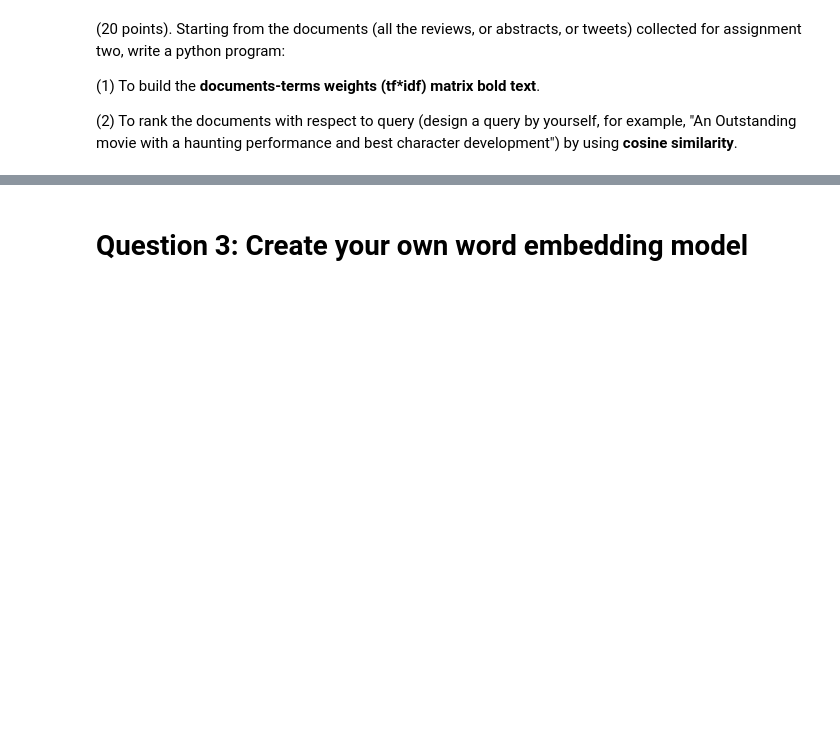
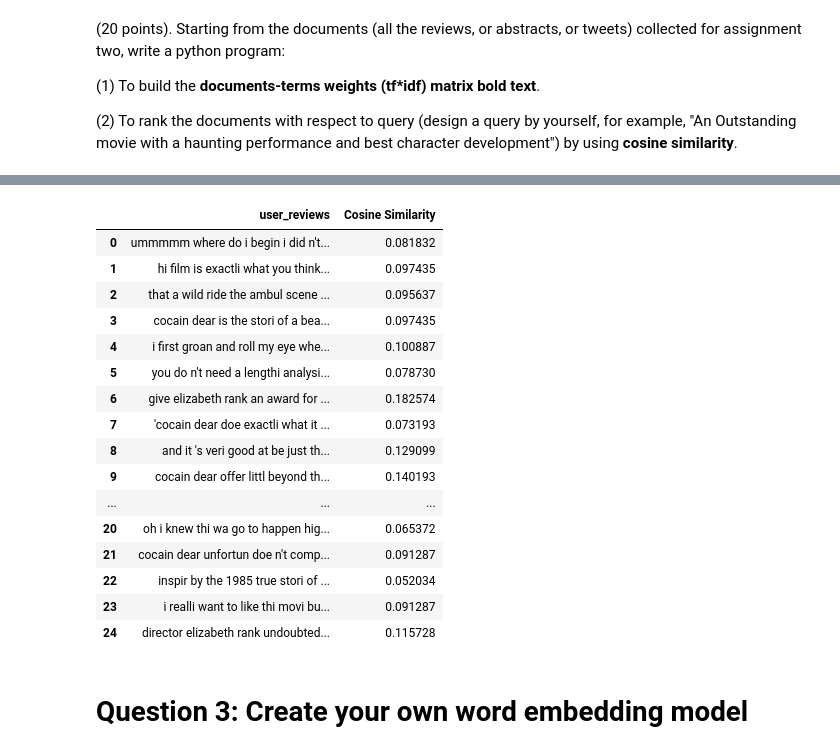
Before and after one commit to ManishaLokasani/Manisha_INFO5731_Spring2023, a Jupyter notebook: INFO5731_Assignment_Three_fall2022.ipynb, the cells around one changed output, grey strips where cells are left out. Cells and saved outputs as stored; diff of their text form; code cells hidden in the pictures; blank space fills up the shorter version.

```diff
--- a/INFO5731_Assignment_Three_fall2022.ipynb
+++ b/INFO5731_Assignment_Three_fall2022.ipynb
@@ -250,3 +267,57 @@ noun_phrases_user_data
+# %%
+from gensim.models import Word2Vec
+from nltk.tokenize import word_tokenize
+import gensim
+
+all_tokens = [word_tokenize(text) for text in user_data['Lemmatization']]
+query = "Did really he bear conusme the cocaine, how did it got the cocaine "
+X_set = set(word_tokenize(query))
+def compute_vector(X_set, Y_set):
+  rvector = X_set.union(Y_set)
+  l1 =[];l2 =[]
+  for w in rvector:
+      if w in X_set: l1.append(1)
+      else: l1.append(0)
+      if w in Y_set: l2.append(1)
+      else: l2.append(0)
+  return rvector, l1, l2
+
+def compute_cosine(rvector, l1, l2):
+  c = 0
+  for i in range(len(rvector)):
+        c+= l1[i]*l2[i]
+  cosine = c / float((sum(l1)*sum(l2))**0.5)
+  return cosine
+
+similarity_list = []
+for sentence in user_data['Lemmatization']:
+  Y_set = set(word_tokenize(sentence))
+  rvector, l1, l2 = compute_vector(X_set, Y_set)
+  try:
+    similarity = compute_cosine(rvector, l1, l2)
+  except ZeroDivisionError:
+    similarity = 'None'
+  similarity_list.append(similarity)
+cosine_dataframe = pd.DataFrame(list(zip(user_data['Lemmatization'],similarity_list)), columns=['user_reviews','Cosine Similarity'])
+cosine_dataframe
+# %% [output]
+|  | user_reviews | Cosine Similarity |
+| 0 | ummmmm where do i begin i did n't... | 0.081832 |
+| 1 | hi film is exactli what you think... | 0.097435 |
+| 2 | that a wild ride the ambul scene ... | 0.095637 |
+| 3 | cocain dear is the stori of a bea... | 0.097435 |
+| 4 | i first groan and roll my eye whe... | 0.100887 |
+| 5 | you do n't need a lengthi analysi... | 0.078730 |
+| 6 | give elizabeth rank an award for ... | 0.182574 |
+| 7 | 'cocain dear doe exactli what it ... | 0.073193 |
+| 8 | and it 's veri good at be just th... | 0.129099 |
+| 9 | cocain dear offer littl beyond th... | 0.140193 |
+| ... | ... | ... |
+| 20 | oh i knew thi wa go to happen hig... | 0.065372 |
+| 21 | cocain dear unfortun doe n't comp... | 0.091287 |
+| 22 | inspir by the 1985 true stori of ... | 0.052034 |
+| 23 | i realli want to like thi movi bu... | 0.091287 |
+| 24 | director elizabeth rank undoubted... | 0.115728 |
 # %% [markdown]
 # **Question 3: Create your own word embedding model**
 # %% [markdown]
```
Also changed, not shown: parts of 15 cells of this notebook.
